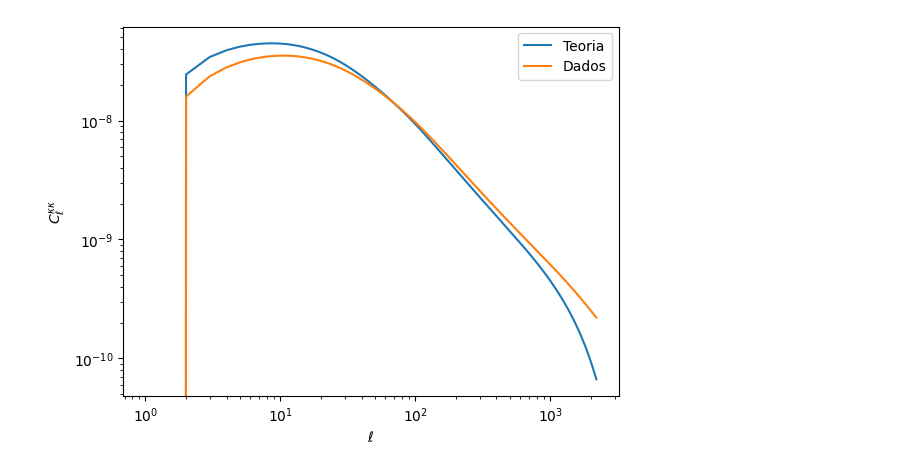
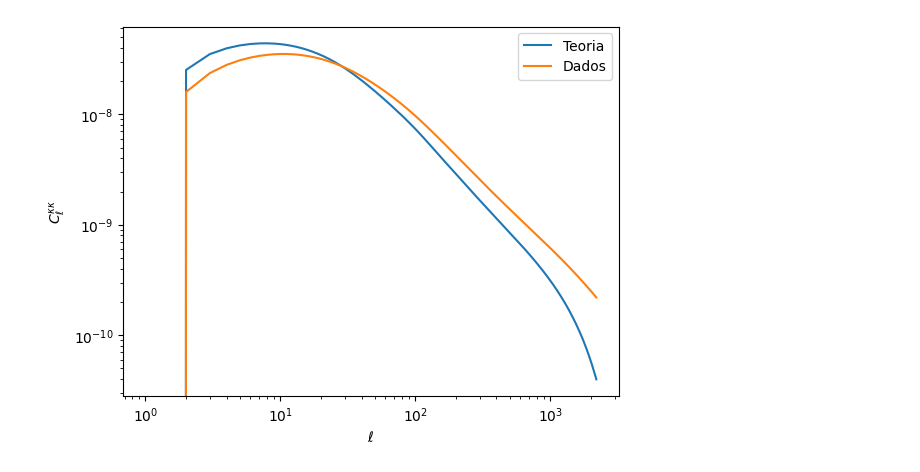
Before and after one commit to joaoreboucas1/Escola_Computacao_CBPF_Cosmologia, a Jupyter notebook: MCMC_shear.ipynb, the cells around one changed output. Drawn from its saved outputs; the diff is of its cells as text; code cells hidden in the pictures.

```diff
--- a/MCMC_shear.ipynb
+++ b/MCMC_shear.ipynb
@@ -81,14 +77,12 @@ def get_cl_kk(Omega_m, sigma_8):
 # %%
-ell, cl_kk, _ = get_cl_kk(Omega_m=0.35, sigma_8=0.820)
+# Exemplo de cosmologia
+ell, cl_kk, _ = get_cl_kk(Omega_m=0.3, sigma_8=0.820)
 fac = (ell**4 + 2*ell**3 - ell*2 - 2*ell)/4
-# fac = 4/(ell*(ell+1))**2
-# fac = (ell*(ell+1))**2/4
-# fac = ell*(ell+1)/(2*np.pi)
 plt.loglog(ell, fac*cl_kk, label="Teoria")
 plt.loglog(ells, dv,        label="Dados")
 plt.legend()
 plt.xlabel("$\\ell$")
 plt.ylabel("$C_\\ell^{\\kappa\\kappa}$")
 plt.savefig("comparacao_cl_kk.pdf")
 # %% [output]
-[figure, old version]
+[figure, new version]
```
Also changed, not shown: parts of 7 cells of this notebook, 6 other files.
